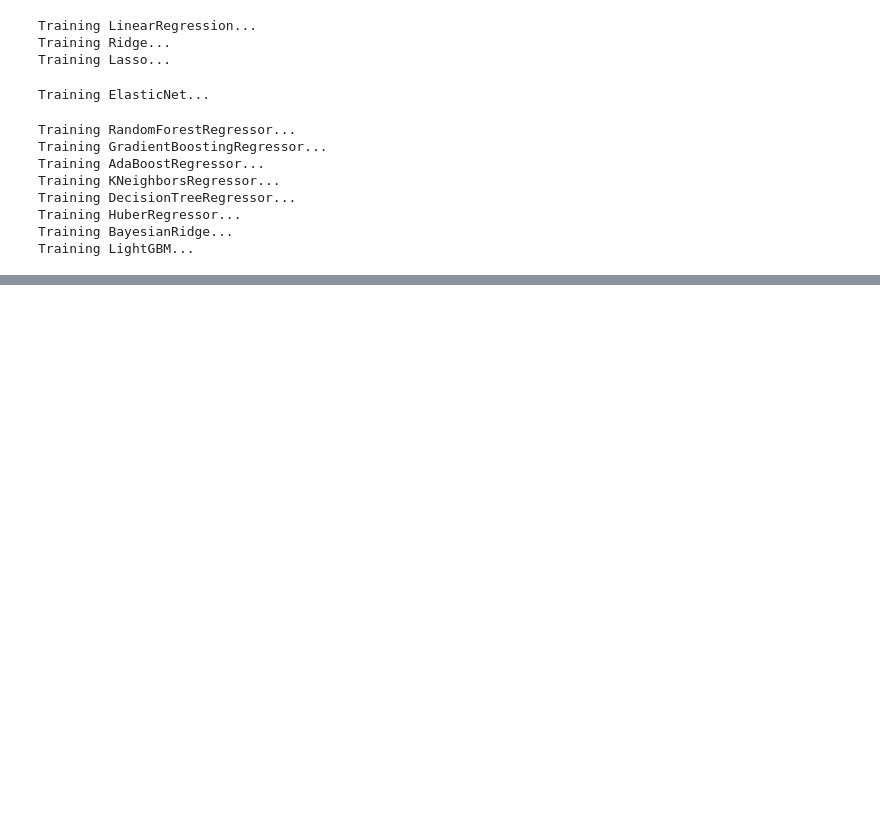
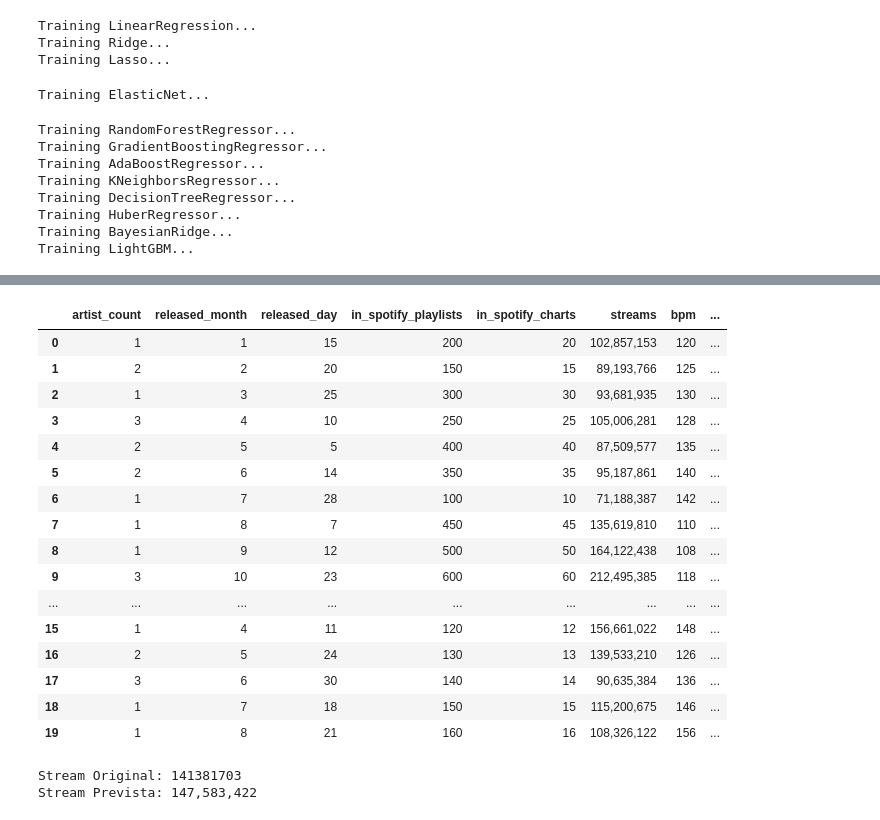
Before and after one commit to joaoangnes/spotify_popularity_prediction, a Jupyter notebook: model/train.ipynb, the cells around one changed output, grey strips where cells are left out. Saved outputs shown, nothing was run; the diff lists cells and outputs as text; code cells hidden in the pictures; blank space fills up the shorter version.

Commit message:
feature: criando primeira versão de serviço de modelos do sistema

```diff
--- a/model/train.ipynb
+++ b/model/train.ipynb
@@ -312,10 +314,10 @@ from sklearn import pipeline
 
 clf = RandomForestRegressor(**best_params)
 
-meu_pipeline = pipeline.Pipeline([("Pré Processamento dos Dados", preprocessing),
-                                  ("Modelo", clf)])
+model_pipeline = pipeline.Pipeline([("Pré Processamento dos Dados", preprocessing),
+                                    ("Modelo", clf)])
 
-meu_pipeline.fit(X_train, y_train)
+model_pipeline.fit(X_train, y_train)
 # %% [output]
 Pipeline(steps=[('Pré Processamento dos Dados',
                  ColumnTransformer(remainder=Pipeline(steps=[('simpleimputer',
@@ -350,0 +462,41 @@ R2 na base de teste: 0.7703919373157708
+# %%
+predictions = model_pipeline.predict(data_predict)
+formatted_predictions = [f"{prediction:,.0f}" for prediction in predictions]
+data_predict['streams'] = formatted_predictions
+# %%
+data_predict
+# %% [output]
+|  | artist_count | released_month | released_day | in_spotify_playlists | in_spotify_charts | streams | bpm | ... |
+| 0 | 1 | 1 | 15 | 200 | 20 | 102,857,153 | 120 | ... |
+| 1 | 2 | 2 | 20 | 150 | 15 | 89,193,766 | 125 | ... |
+| 2 | 1 | 3 | 25 | 300 | 30 | 93,681,935 | 130 | ... |
+| 3 | 3 | 4 | 10 | 250 | 25 | 105,006,281 | 128 | ... |
+| 4 | 2 | 5 | 5 | 400 | 40 | 87,509,577 | 135 | ... |
+| 5 | 2 | 6 | 14 | 350 | 35 | 95,187,861 | 140 | ... |
+| 6 | 1 | 7 | 28 | 100 | 10 | 71,188,387 | 142 | ... |
+| 7 | 1 | 8 | 7 | 450 | 45 | 135,619,810 | 110 | ... |
+| 8 | 1 | 9 | 12 | 500 | 50 | 164,122,438 | 108 | ... |
+| 9 | 3 | 10 | 23 | 600 | 60 | 212,495,385 | 118 | ... |
+| ... | ... | ... | ... | ... | ... | ... | ... | ... |
+| 15 | 1 | 4 | 11 | 120 | 12 | 156,661,022 | 148 | ... |
+| 16 | 2 | 5 | 24 | 130 | 13 | 139,533,210 | 126 | ... |
+| 17 | 3 | 6 | 30 | 140 | 14 | 90,635,384 | 136 | ... |
+| 18 | 1 | 7 | 18 | 150 | 15 | 115,200,675 | 146 | ... |
+| 19 | 1 | 8 | 21 | 160 | 16 | 108,326,122 | 156 | ... |
+# %%
+import matplotlib.pyplot as plt
+
+data_ex = data.head(1)
+data_predict01 = data_ex.drop(columns=['streams'], axis=1)
+
+predictions = model_pipeline.predict(data_predict01)
+
+# Exibir as previsões com formatação
+original_stream = data_ex['streams'].values[0]
+predicted_stream = predictions[0]
+
+print("Stream Original:",original_stream)
+print("Stream Prevista:", f"{predicted_stream:,.0f}")
+# %% [output]
+Stream Original: 141381703
+Stream Prevista: 147,583,422
```
Also changed, not shown: parts of 15 cells of this notebook, 7 other files.
